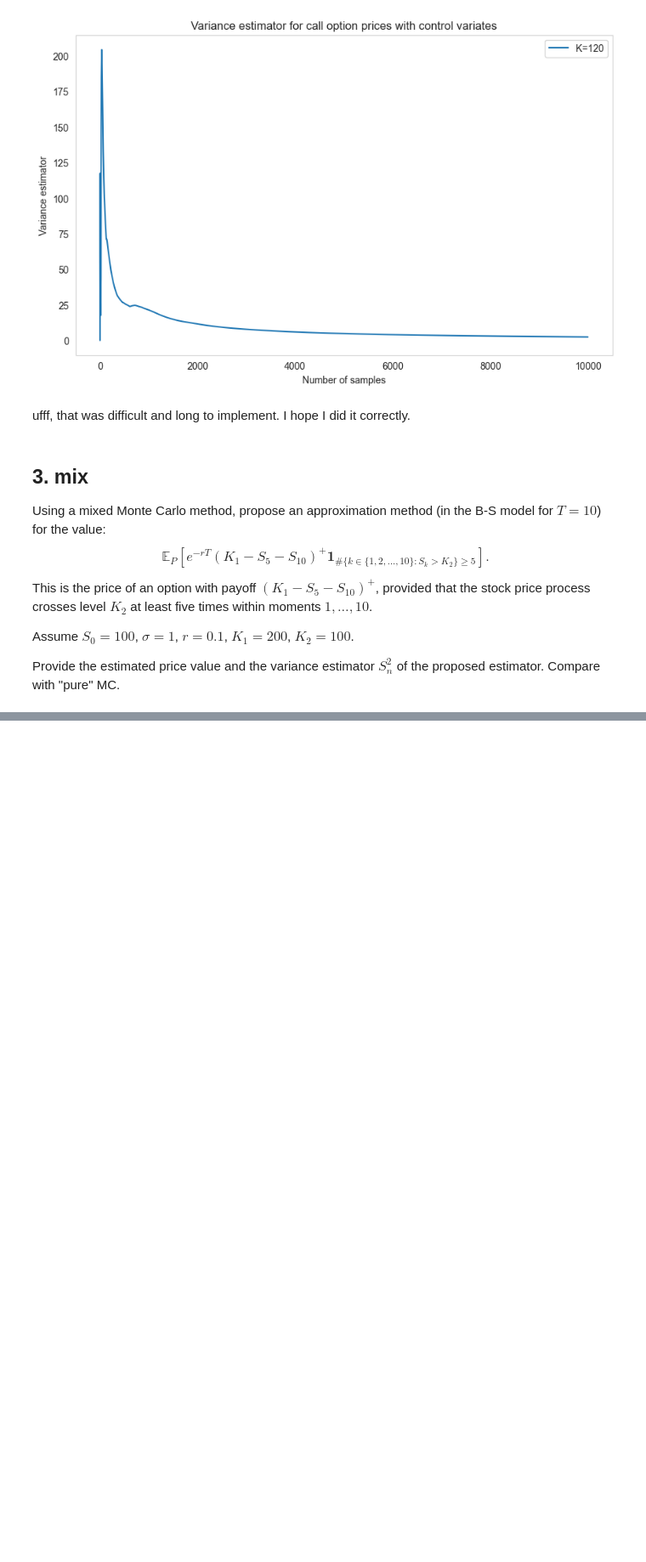
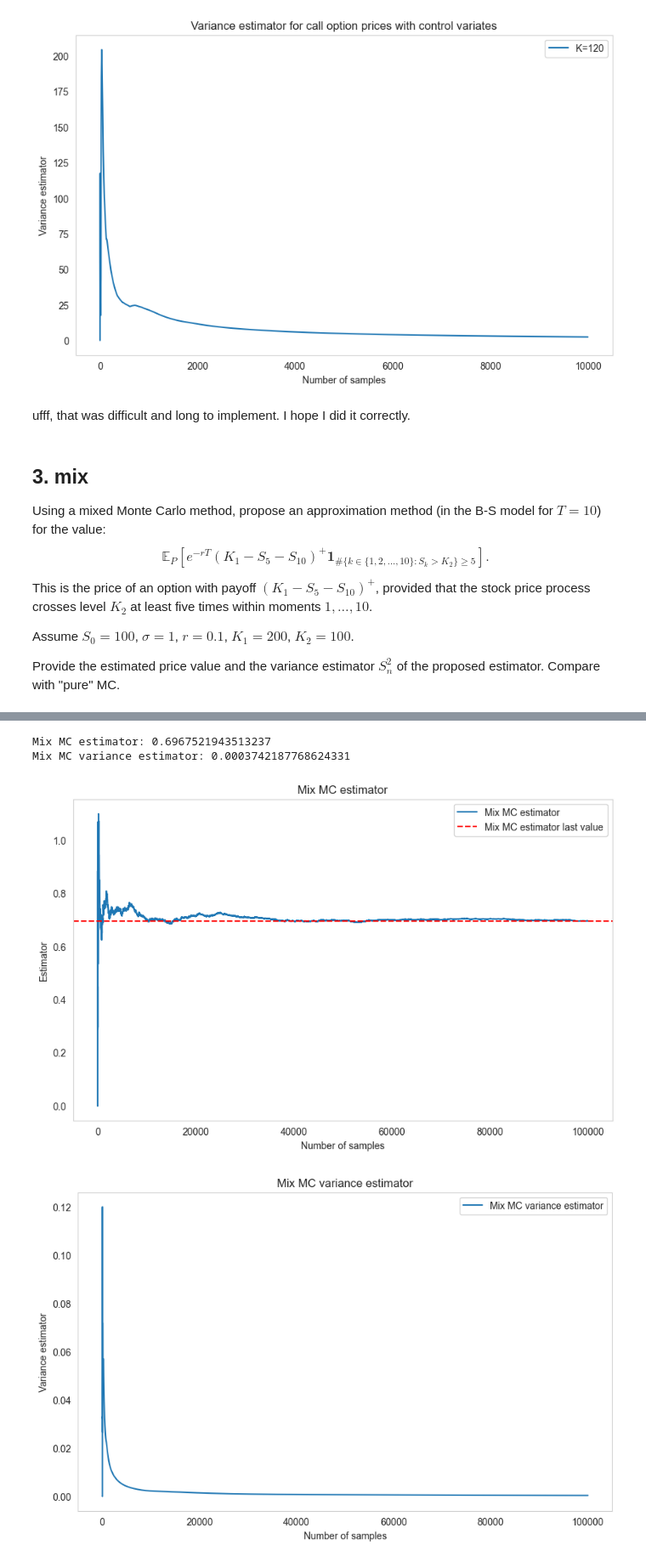
Before and after one commit to fantasy2fry/FinancialMathIntro, a Jupyter notebook: lab6/l6.ipynb, the cells around one changed output, grey strips where cells are left out. Shown at 85% size. Saved outputs shown, nothing was run; the diff lists cells and outputs as text; code cells hidden in the pictures; blank space fills up the shorter version.

```diff
--- a/lab6/l6.ipynb
+++ b/lab6/l6.ipynb
@@ -623,0 +687,65 @@ Provide the estimated price value and the variance estimator $S_n^2$ of the prop
+# %%
+n_simulations = 100_000
+
+df=T/10
+payoffs=[]
+control_variates=[]
+E_control_variate=S0*np.exp(r*T)
+
+for _ in range(n_simulations):
+    Z = np.random.standard_normal(10)
+    S=[np.zeros(11), np.zeros(11)]
+    S[0][0] = S0
+    S[1][0] = S0
+    for i in range(1, 11):
+        S[0][i] = S[0][i-1] * np.exp((r - 0.5 * sigma**2) * df + sigma * np.sqrt(df) * Z[i-1])
+        S[1][i] = S[1][i-1] * np.exp((r - 0.5 * sigma**2) * df - sigma * np.sqrt(df) * Z[i-1])
+    barrier_hits1 = np.sum(S[0][1:] > K2)
+    barrier_hits2 = np.sum(S[1][1:] > K2)
+    control_variates.append(S[0][10])
+    if barrier_hits1 >= 5 and barrier_hits2 >= 5:
+        payoffs.append((max(K1 - S[0][5] - S[0][10], 0)+max(K1 - S[1][5] - S[1][10], 0))/2)
+    elif barrier_hits1 >= 5:
+        payoffs.append(max(K1 - S[0][5] - S[0][10], 0)/2)
+    elif barrier_hits2 >= 5:
+        payoffs.append(max(K1 - S[1][5] - S[1][10], 0)/2)
+    else:
+        payoffs.append(0)
+
+
+X = np.array(payoffs)
+Y = np.array(control_variates)
+covXY = np.cov(X, Y, ddof=1)[0, 1]
+varY = np.var(Y, ddof=1)
+beta = covXY / varY
+
+option_price = np.exp(-r * T)*X - beta * (Y - E_control_variate)
+
+
+cumsum_cv = np.cumsum(option_price)
+estimator = cumsum_cv / np.arange(1, n_simulations + 1)
+variance_estimator = np.cumsum((estimator - cumulated_mean(estimator))**2) / np.arange(1, n_simulations + 1)
+print(f"Mix MC estimator: {estimator[-1]}")
+print(f"Mix MC variance estimator: {variance_estimator[-1]}")
+plt.figure(figsize=(10, 6))
+plt.plot(estimator, label="Mix MC estimator")
+plt.axhline(estimator[-1], color='red', linestyle='--', label="Mix MC estimator last value")
+plt.xlabel("Number of samples")
+plt.ylabel("Estimator")
+plt.title("Mix MC estimator")
+plt.legend()
+plt.grid()
+plt.show()
+plt.figure(figsize=(10, 6))
+plt.plot(variance_estimator, label="Mix MC variance estimator")
+plt.xlabel("Number of samples")
+plt.ylabel("Variance estimator")
+plt.title("Mix MC variance estimator")
+plt.legend()
+plt.grid()
+plt.show()
+# %% [output]
+Mix MC estimator: 0.6967521943513237
+Mix MC variance estimator: 0.0003742187768624331
+[figure, added]
+[figure, added]
```
Also changed, not shown: parts of 6 cells of this notebook.
